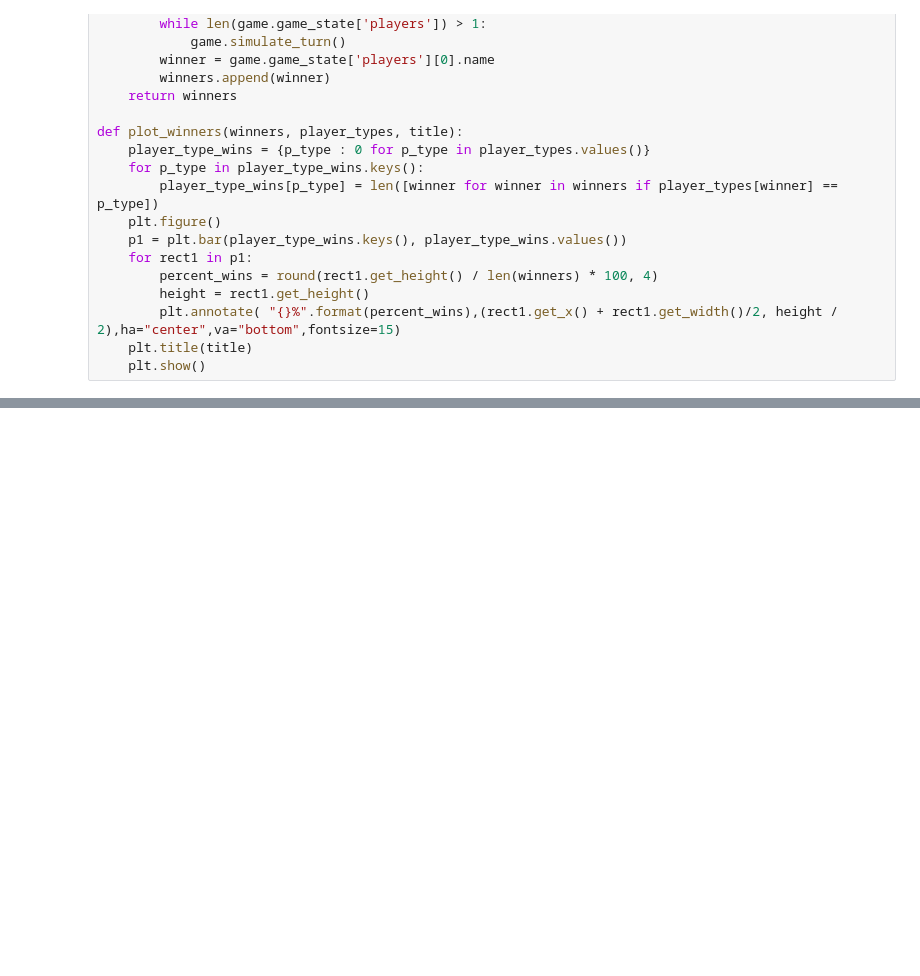
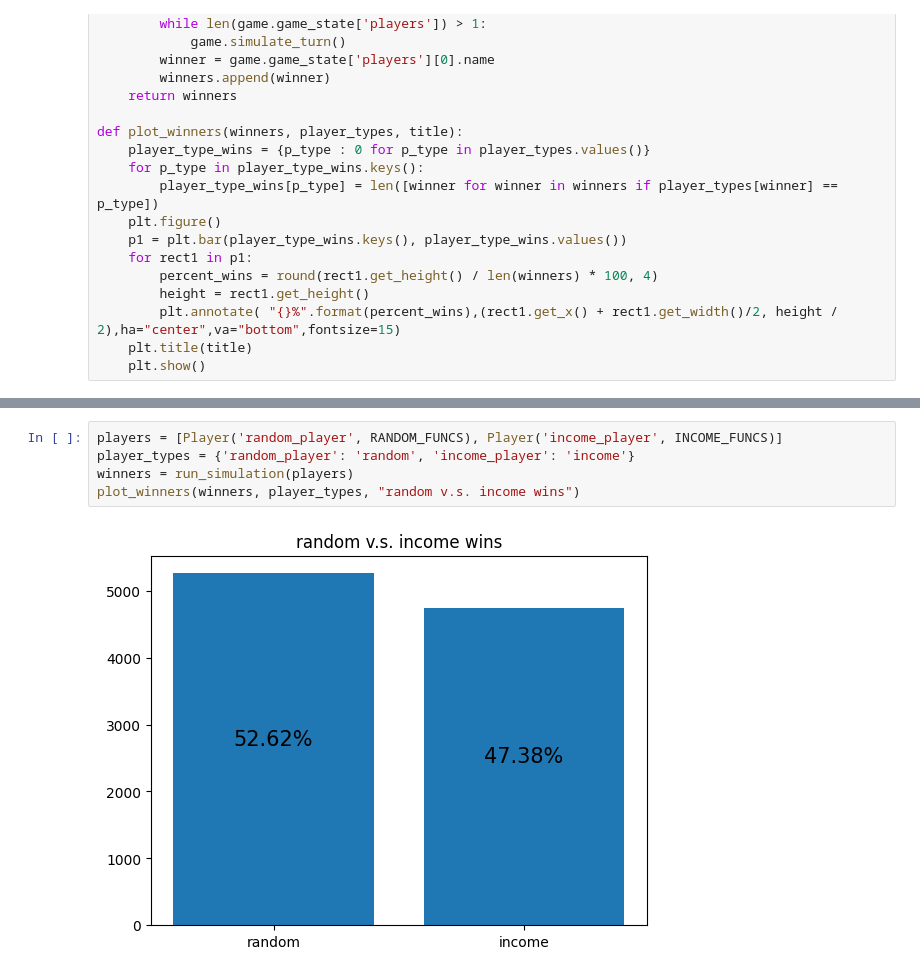
Before and after one commit to riensou/coup, a Jupyter notebook: simulate.ipynb, the cells around one changed output, grey strips where cells are left out. Saved outputs shown, nothing was run; the diff lists cells and outputs as text; blank space fills up the shorter version.

```diff
--- a/simulate.ipynb
+++ b/simulate.ipynb
@@ -93,0 +101,7 @@ plot_winners(winners, player_types, "truth v.s. truth v.s. greedy v.s. greedy wi
+# %%
+players = [Player('random_player', RANDOM_FUNCS), Player('income_player', INCOME_FUNCS)]
+player_types = {'random_player': 'random', 'income_player': 'income'}
+winners = run_simulation(players)
+plot_winners(winners, player_types, "random v.s. income wins")
+# %% [output]
+[figure, added]
```
Also changed, not shown: parts of 12 cells of this notebook, 1 other file.
